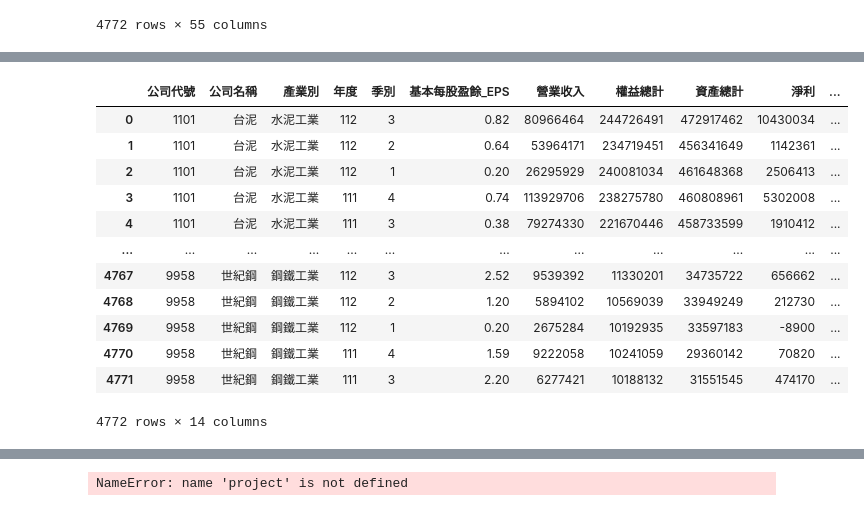
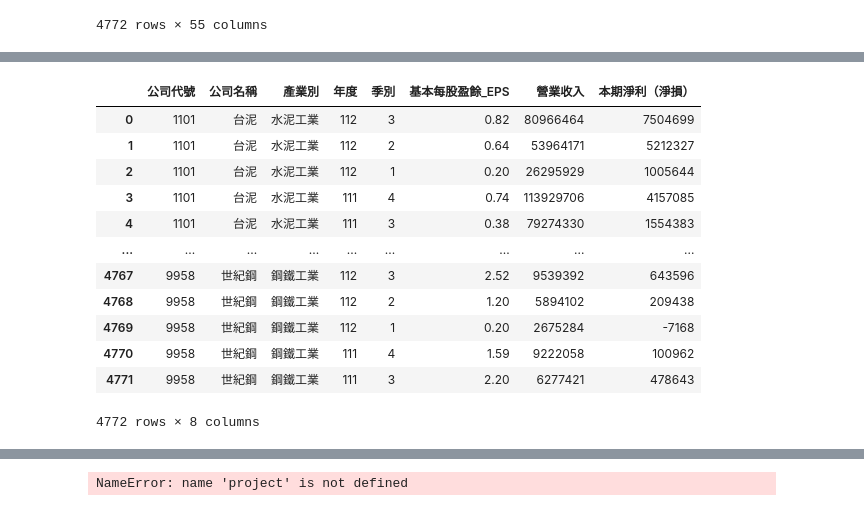
Before and after one commit to e19931107/ccClub_stock_analysis, a Jupyter notebook: Project/1223新增產業別.ipynb, the cells around one changed output, grey strips where cells are left out. Saved outputs shown, nothing was run; the diff lists cells and outputs as text; code cells hidden in the pictures.

```diff
--- a/Project/1223新增產業別.ipynb
+++ b/Project/1223新增產業別.ipynb
@@ -42,38 +62,32 @@ resultdf
 # %%
 # dataset1
 # 把resultdf另外用project這個dictionary給複製出來，避免改動到原始爬蟲資料
 project = {}
 project['公司代號'] = resultdf['公司代號']
 project['公司名稱'] = resultdf['公司名稱']
 project['產業別'] = resultdf['產業別']
 project['年度'] = resultdf['年度']
 project['季別'] = resultdf['季別']
 project['基本每股盈餘_EPS'] = resultdf['基本每股盈餘（元）'] #EPS(1)
 project['營業收入'] = resultdf['營業收入']
-project['權益總計'] = resultdf['權益總計'] #股東權益
-project['資產總計'] = resultdf['資產總計'] #資產總額
-project['淨利'] = resultdf['本期綜合損益總額'] #淨利
-project['股東權益報酬率_ROE'] = (resultdf['本期綜合損益總額'] / resultdf['權益總計'])*100 #ROE(2)
-project['財務槓桿'] = resultdf['資產總計'] / resultdf['權益總計'] #財務槓桿(3)
-project['總資產周轉率'] = (resultdf['營業收入'] / resultdf['資產總計'])*100 #總資產周轉率(4)
-project['稅後淨利率'] = (resultdf['本期綜合損益總額'] / resultdf['營業收入'])*100 #稅後淨利率(5)
+project['本期淨利（淨損）'] = resultdf['本期淨利（淨損）'] #利潤(6)
 
 project = pd.DataFrame(project)
 project
 # %% [output]
-|  | 公司代號 | 公司名稱 | 產業別 | 年度 | 季別 | 基本每股盈餘_EPS | 營業收入 | 權益總計 | 資產總計 | 淨利 | ... |
-| 0 | 1101 | 台泥 | 水泥工業 | 112 | 3 | 0.82 | 80966464 | 244726491 | 472917462 | 10430034 | ... |
-| 1 | 1101 | 台泥 | 水泥工業 | 112 | 2 | 0.64 | 53964171 | 234719451 | 456341649 | 1142361 | ... |
-| 2 | 1101 | 台泥 | 水泥工業 | 112 | 1 | 0.20 | 26295929 | 240081034 | 461648368 | 2506413 | ... |
-| 3 | 1101 | 台泥 | 水泥工業 | 111 | 4 | 0.74 | 113929706 | 238275780 | 460808961 | 5302008 | ... |
-| 4 | 1101 | 台泥 | 水泥工業 | 111 | 3 | 0.38 | 79274330 | 221670446 | 458733599 | 1910412 | ... |
-| ... | ... | ... | ... | ... | ... | ... | ... | ... | ... | ... | ... |
-| 4767 | 9958 | 世紀鋼 | 鋼鐵工業 | 112 | 3 | 2.52 | 9539392 | 11330201 | 34735722 | 656662 | ... |
-| 4768 | 9958 | 世紀鋼 | 鋼鐵工業 | 112 | 2 | 1.20 | 5894102 | 10569039 | 33949249 | 212730 | ... |
-| 4769 | 9958 | 世紀鋼 | 鋼鐵工業 | 112 | 1 | 0.20 | 2675284 | 10192935 | 33597183 | -8900 | ... |
-| 4770 | 9958 | 世紀鋼 | 鋼鐵工業 | 111 | 4 | 1.59 | 9222058 | 10241059 | 29360142 | 70820 | ... |
-| 4771 | 9958 | 世紀鋼 | 鋼鐵工業 | 111 | 3 | 2.20 | 6277421 | 10188132 | 31551545 | 474170 | ... |
+|  | 公司代號 | 公司名稱 | 產業別 | 年度 | 季別 | 基本每股盈餘_EPS | 營業收入 | 本期淨利（淨損） |
+| 0 | 1101 | 台泥 | 水泥工業 | 112 | 3 | 0.82 | 80966464 | 7504699 |
+| 1 | 1101 | 台泥 | 水泥工業 | 112 | 2 | 0.64 | 53964171 | 5212327 |
+| 2 | 1101 | 台泥 | 水泥工業 | 112 | 1 | 0.20 | 26295929 | 1005644 |
+| 3 | 1101 | 台泥 | 水泥工業 | 111 | 4 | 0.74 | 113929706 | 4157085 |
+| 4 | 1101 | 台泥 | 水泥工業 | 111 | 3 | 0.38 | 79274330 | 1554383 |
+| ... | ... | ... | ... | ... | ... | ... | ... | ... |
+| 4767 | 9958 | 世紀鋼 | 鋼鐵工業 | 112 | 3 | 2.52 | 9539392 | 643596 |
+| 4768 | 9958 | 世紀鋼 | 鋼鐵工業 | 112 | 2 | 1.20 | 5894102 | 209438 |
+| 4769 | 9958 | 世紀鋼 | 鋼鐵工業 | 112 | 1 | 0.20 | 2675284 | -7168 |
+| 4770 | 9958 | 世紀鋼 | 鋼鐵工業 | 111 | 4 | 1.59 | 9222058 | 100962 |
+| 4771 | 9958 | 世紀鋼 | 鋼鐵工業 | 111 | 3 | 2.20 | 6277421 | 478643 |
-4772 rows × 14 columns
+4772 rows × 8 columns
 # %%
 # dataset1
 import pandas as pd
```
Also changed, not shown: parts of 2 cells of this notebook.
